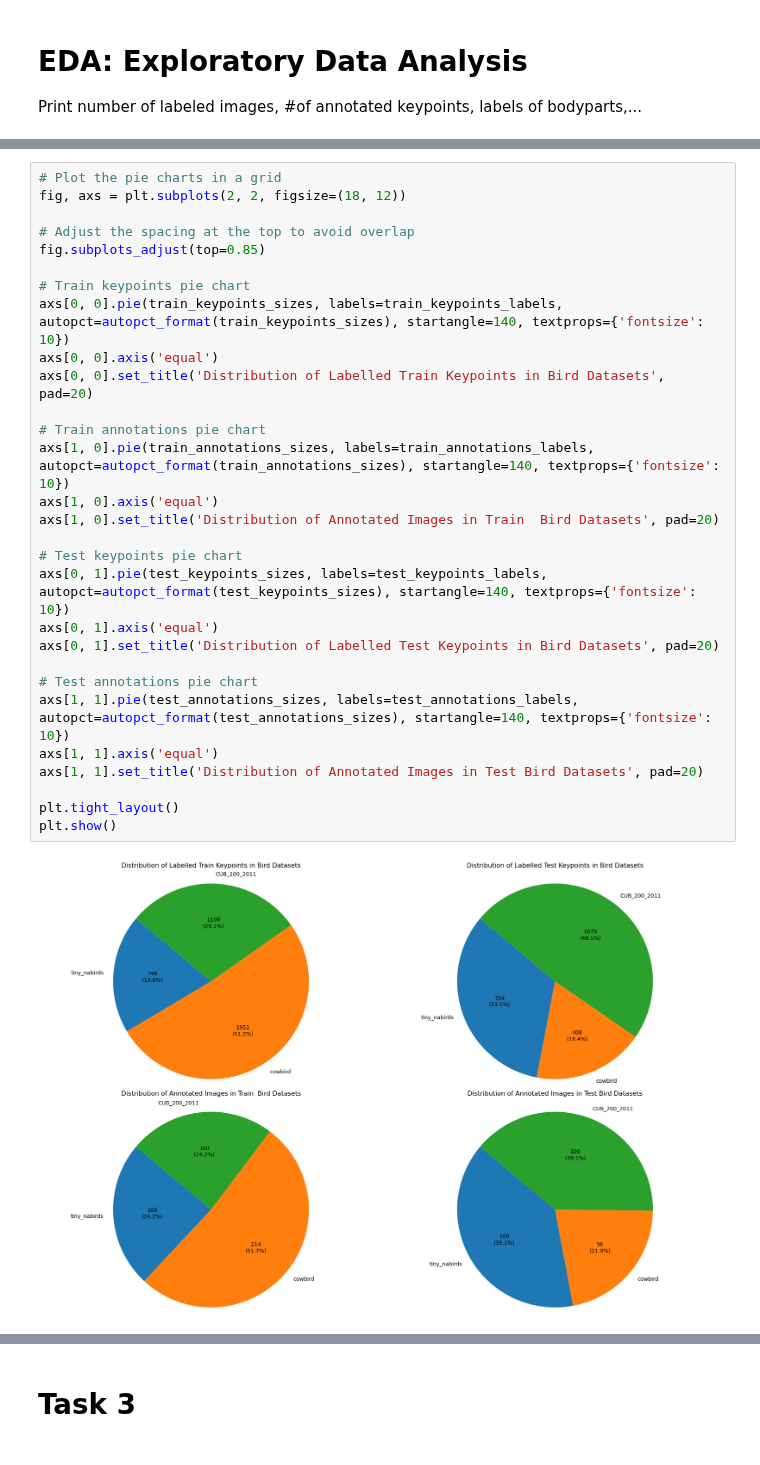
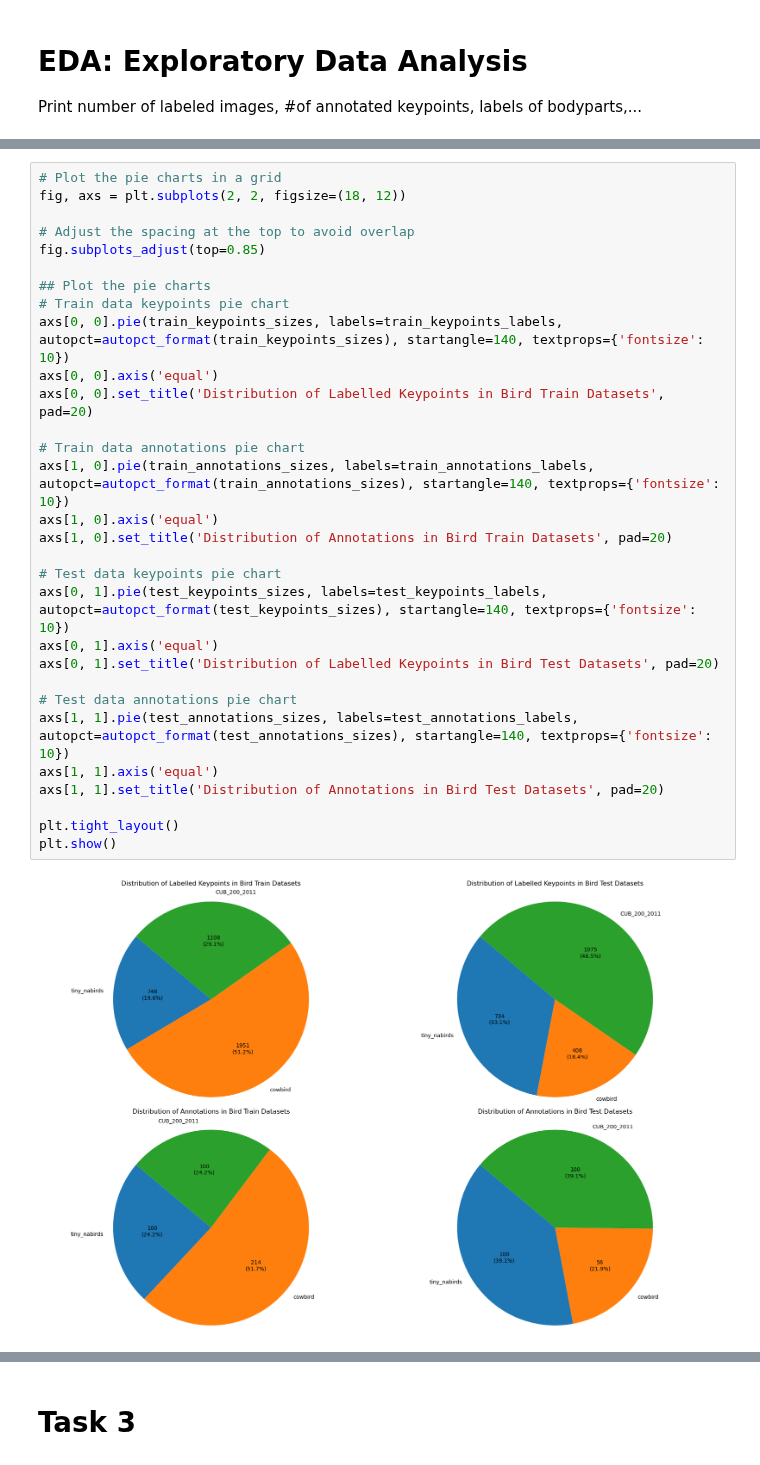
Before and after one commit to DeepLabCutAIResidency/DLC_AI2024, a Jupyter notebook: analysis_pipeline/analysis.ipynb, the cells around one changed output, grey strips where cells are left out. Drawn from its saved outputs; the diff is of its cells as text.

```diff
--- a/analysis_pipeline/analysis.ipynb
+++ b/analysis_pipeline/analysis.ipynb
@@ -72,31 +79,32 @@ test_annotations_sizes = list(test_annotations_by_dataset.values())
 # %%
 # Plot the pie charts in a grid
 fig, axs = plt.subplots(2, 2, figsize=(18, 12))
 
 # Adjust the spacing at the top to avoid overlap
 fig.subplots_adjust(top=0.85)
 
-# Train keypoints pie chart
+## Plot the pie charts
+# Train data keypoints pie chart
 axs[0, 0].pie(train_keypoints_sizes, labels=train_keypoints_labels, autopct=autopct_format(train_keypoints_sizes), startangle=140, textprops={'fontsize': 10})
 axs[0, 0].axis('equal')
-axs[0, 0].set_title('Distribution of Labelled Train Keypoints in Bird Datasets', pad=20)
+axs[0, 0].set_title('Distribution of Labelled Keypoints in Bird Train Datasets', pad=20)
 
-# Train annotations pie chart
+# Train data annotations pie chart
 axs[1, 0].pie(train_annotations_sizes, labels=train_annotations_labels, autopct=autopct_format(train_annotations_sizes), startangle=140, textprops={'fontsize': 10})
 axs[1, 0].axis('equal')
-axs[1, 0].set_title('Distribution of Annotated Images in Train  Bird Datasets', pad=20)
+axs[1, 0].set_title('Distribution of Annotations in Bird Train Datasets', pad=20)
 
-# Test keypoints pie chart
+# Test data keypoints pie chart
 axs[0, 1].pie(test_keypoints_sizes, labels=test_keypoints_labels, autopct=autopct_format(test_keypoints_sizes), startangle=140, textprops={'fontsize': 10})
 axs[0, 1].axis('equal')
-axs[0, 1].set_title('Distribution of Labelled Test Keypoints in Bird Datasets', pad=20)
+axs[0, 1].set_title('Distribution of Labelled Keypoints in Bird Test Datasets', pad=20)
 
-# Test annotations pie chart
+# Test data annotations pie chart
 axs[1, 1].pie(test_annotations_sizes, labels=test_annotations_labels, autopct=autopct_format(test_annotations_sizes), startangle=140, textprops={'fontsize': 10})
 axs[1, 1].axis('equal')
-axs[1, 1].set_title('Distribution of Annotated Images in Test Bird Datasets', pad=20)
+axs[1, 1].set_title('Distribution of Annotations in Bird Test Datasets', pad=20)
 
 plt.tight_layout()
 plt.show()
 # %% [output]
-[figure, old version]
+[figure, new version]
```
Also changed, not shown: parts of 26 cells of this notebook.
